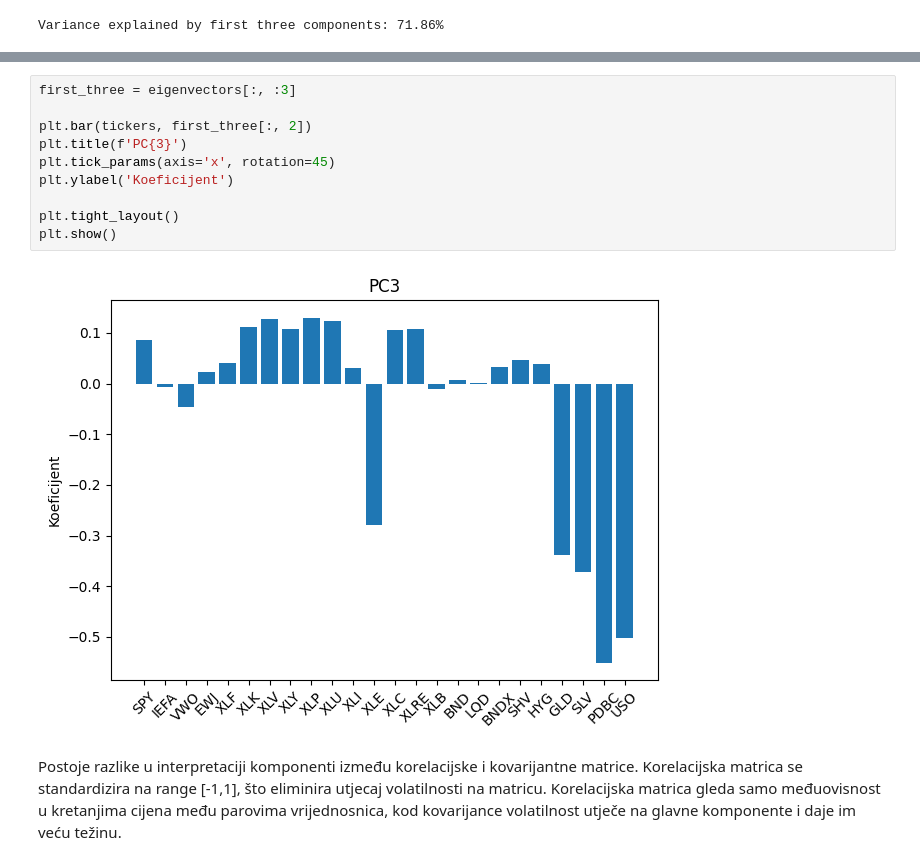
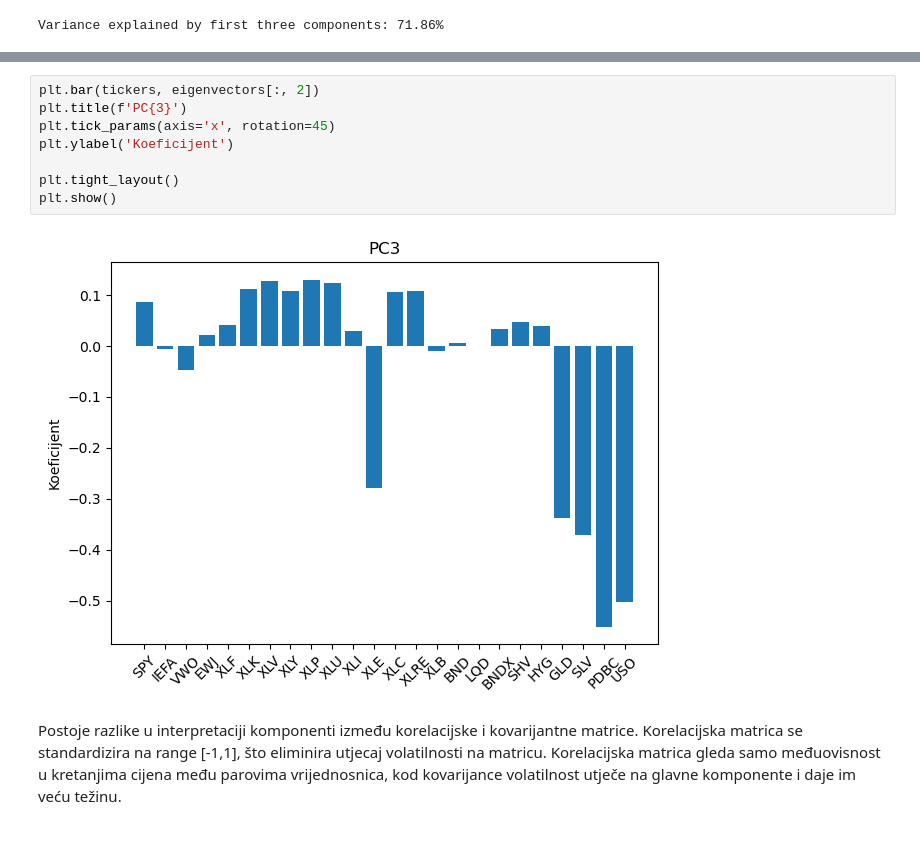
Before and after one commit to evucelic/Obrada-Informacija, a Jupyter notebook: financije/OI_Lab4.ipynb, the cells around one changed output, grey strips where cells are left out. Saved outputs shown, nothing was run; the diff lists cells and outputs as text.

```diff
--- a/financije/OI_Lab4.ipynb
+++ b/financije/OI_Lab4.ipynb
@@ -282,17 +286,15 @@ plt.show()
 # %% [output]
 [figure]
 # %%
-first_three = eigenvectors[:, :3]
-
-plt.bar(tickers, first_three[:, 2])
+plt.bar(tickers, eigenvectors[:, 2])
 plt.title(f'PC{3}')
 plt.tick_params(axis='x', rotation=45)
 plt.ylabel('Koeficijent')
 
 plt.tight_layout()
 plt.show()
 # %% [output]
-[figure, old version]
+[figure, new version]
 # %% [markdown]
 Postoje razlike u interpretaciji komponenti između korelacijske i kovarijantne matrice. Korelacijska matrica se standardizira na range [-1,1], što eliminira utjecaj volatilnosti na matricu. Korelacijska matrica gleda samo međuovisnost u kretanjima cijena među parovima vrijednosnica, kod kovarijance volatilnost utječe na glavne komponente i daje im veću težinu.
 # %% [markdown]
```
Also changed, not shown: parts of 7 cells of this notebook.
